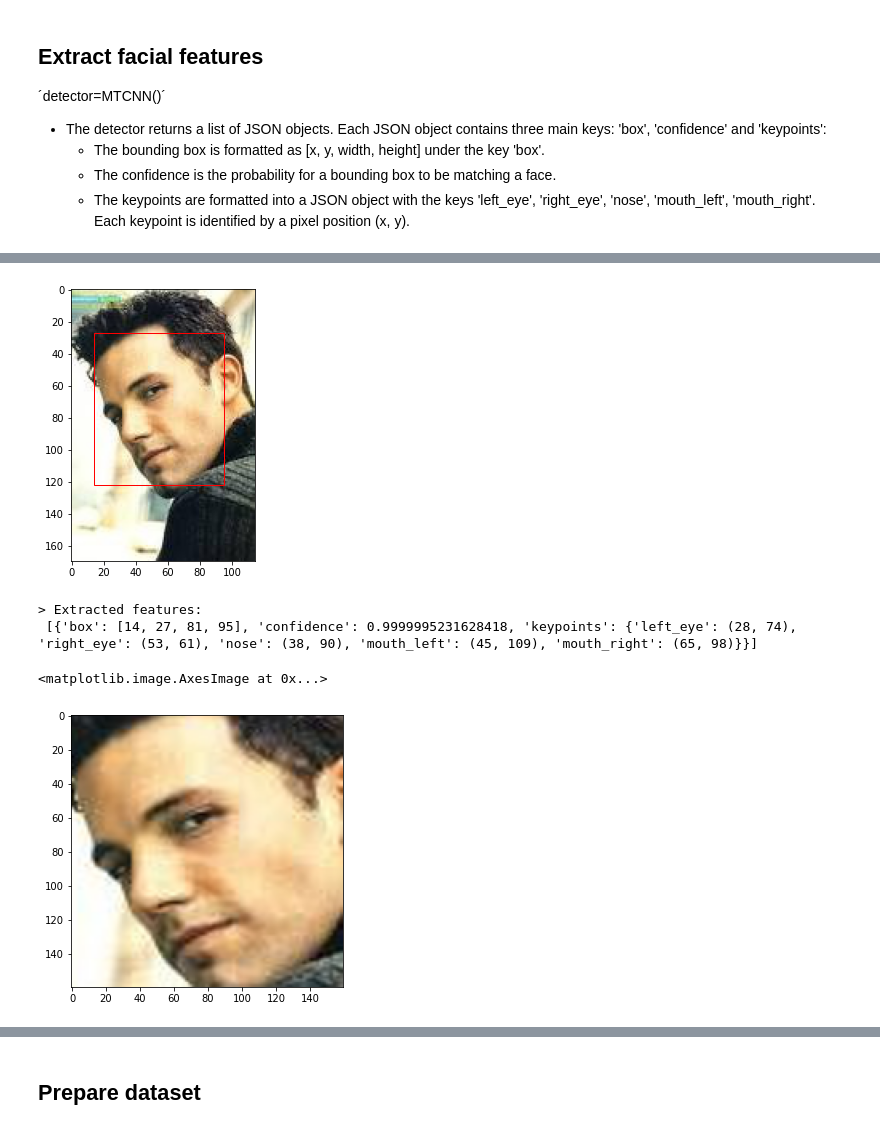
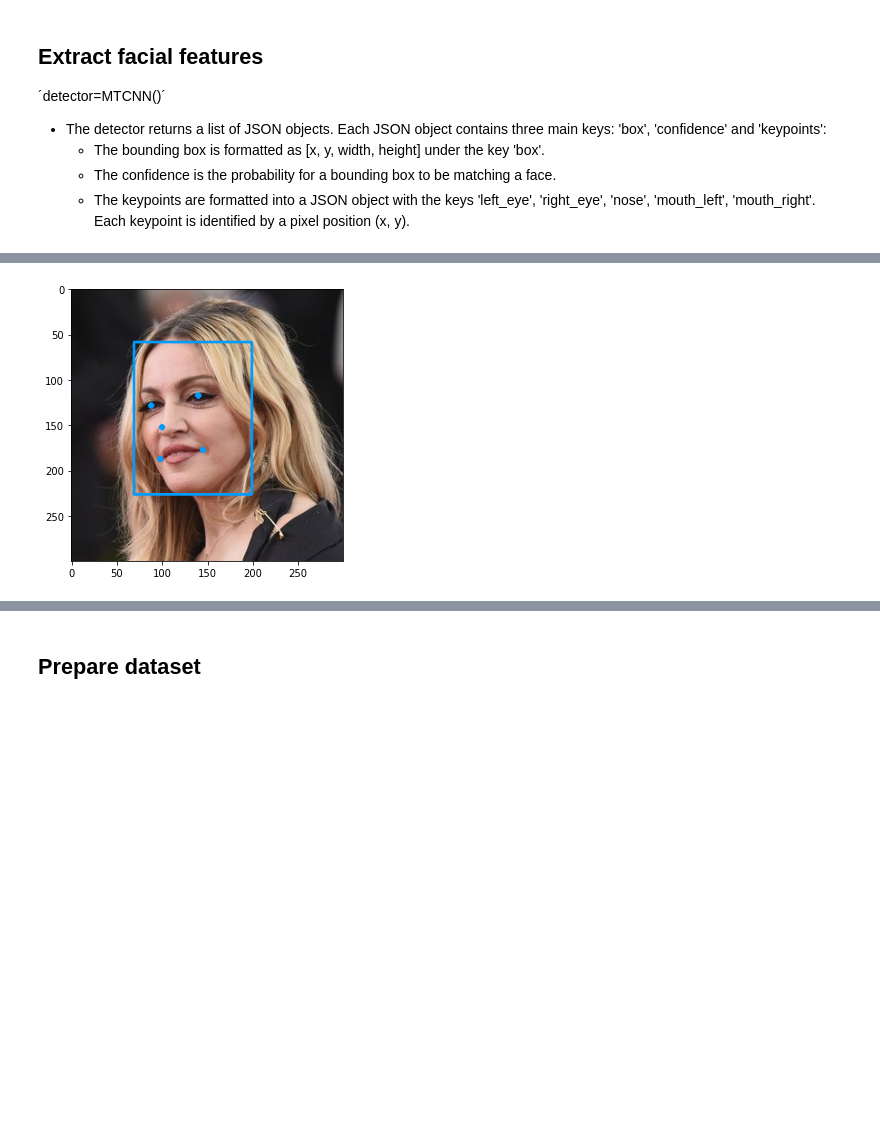
Before and after one commit to poojasaxena/face_recognition_modelling, a Jupyter notebook: keras_facenet/keras_facenet_inception_resnet_v1_celeb_data.ipynb, the cells around one changed output, grey strips where cells are left out. Drawn from its saved outputs; the diff is of its cells as text; code cells hidden in the pictures; blank space fills up the shorter version.

Commit message:
added better boundaries for an given image using cv2

```diff
--- a/keras_facenet/keras_facenet_inception_resnet_v1_celeb_data.ipynb
+++ b/keras_facenet/keras_facenet_inception_resnet_v1_celeb_data.ipynb
@@ -129,18 +125,23 @@ draw_name_frequency_plot(base_dir_train)
     - The bounding box is formatted as [x, y, width, height] under the key 'box'.
     - The confidence is the probability for a bounding box to be matching a face.
     - The keypoints are formatted into a JSON object with the keys 'left_eye', 'right_eye', 'nose', 'mouth_left', 'mouth_right'. Each keypoint is identified by a pixel position (x, y).
-# %%
-def draw_face_boundaries(filename, feature_coordinate):
-    data = plt.imread(filename)
-    plt.imshow(data)
-    # get the context for drawing boxes
-    ax = plt.gca()
-
-    for cordinate in feature_coordinate:
-        x, y, width, height = cordinate['box']
-        rect = Rectangle((x, y), width, height, fill=False, color='red')
-        ax.add_patch(rect)
-    plt.show()
+# %%
+def draw_face_boundaries(image, feature_coordinate):
+    filename = cv2.cvtColor(cv2.imread(image), cv2.COLOR_BGR2RGB)
+    bounding_box = feature_coordinate[0]['box']
+    keypoints = feature_coordinate[0]['keypoints']
+    cv2.rectangle(filename,
+                  (bounding_box[0], bounding_box[1]),
+                  (bounding_box[0]+bounding_box[2], bounding_box[1] + bounding_box[3]),
+                  (0,155,255),
+                  2)
+    cv2.circle(filename,(keypoints['left_eye']),   2, (0,155,255), 2)
+    cv2.circle(filename,(keypoints['right_eye']),  2, (0,155,255), 2)
+    cv2.circle(filename,(keypoints['nose']),       2, (0,155,255), 2)
+    cv2.circle(filename,(keypoints['mouth_left']), 2, (0,155,255), 2)
+    cv2.circle(filename,(keypoints['mouth_right']),2, (0,155,255), 2)
+    cv2.imwrite(image, cv2.cvtColor(filename, cv2.COLOR_RGB2BGR))
+    plt.imshow(filename)
 # %%
 def extract_face(filename, required_size=(160, 160), show_features=False):
 
@@ -151,13 +152,13 @@ def extract_face(filename, required_size=(160, 160), show_features=False):
 
     # create the mtcnn detector using default weights
     detector = MTCNN()
-    face = detector.detect_faces(pixels)
+    face_coordinates = detector.detect_faces(pixels)
 
     if show_features:
-        draw_face_boundaries(filename, face)
-        print(f"> Extracted features: \n {face}")
+        draw_face_boundaries(filename, face_coordinates)
+        print(f"> Extracted features: \n {face_coordinates}")
 
-    x1, y1, width, height = face[0]['box']
+    x1, y1, width, height = face_coordinates[0]['box']
     x1, y1 = abs(x1), abs(y1)
     x2, y2 = x1 + width, y1 + height
 
@@ -170,6 +171,6 @@ def extract_face(filename, required_size=(160, 160), show_features=False):
     return face_array
 # %%
 # load the photo and extract the face
-pixels = extract_face(base_dir_ben +'/httpcsvkmeuaeccjpg.jpg', show_features=True)
-plt.imshow(pixels)
+pixels = extract_face(base_dir_madonna + os.listdir(base_dir_madonna)[11], show_features=True)
+#plt.imshow(pixels)
 # %% [output]
@@ -178,8 +179,4 @@ WARNING:tensorflow:5 out of the last 8 calls to <function Model.make_predict_fun
-[figure, old version]
+[figure, new version]
-> Extracted features:
- [{'box': [14, 27, 81, 95], 'confidence': 0.9999995231628418, 'keypoints': {'left_eye': (28, 74), 'right_eye': (53, 61), 'nose': (38, 90), 'mouth_left': (45, 109), 'mouth_right': (65, 98)}}]
-<matplotlib.image.AxesImage at 0x...>
-[figure, removed]
 # %%
 def extract_all_faces(directory):
     nrows = 4
```
Also changed, not shown: parts of 7 cells of this notebook.
